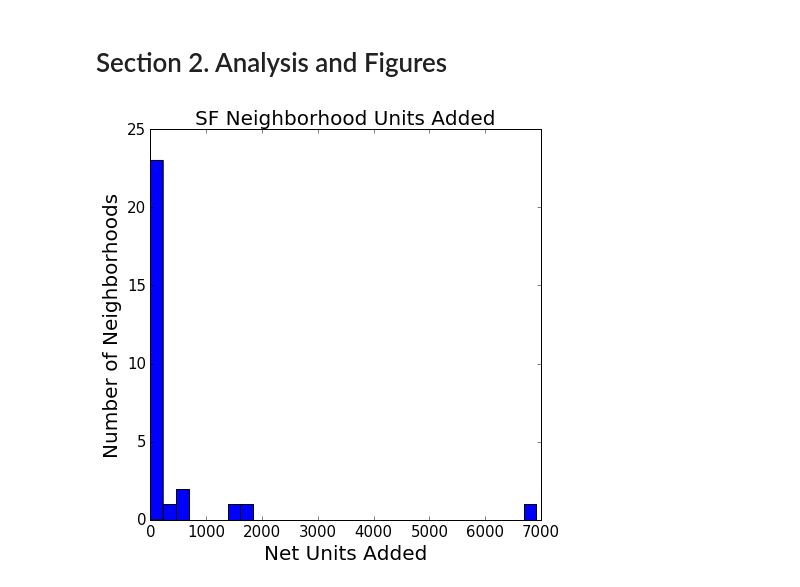
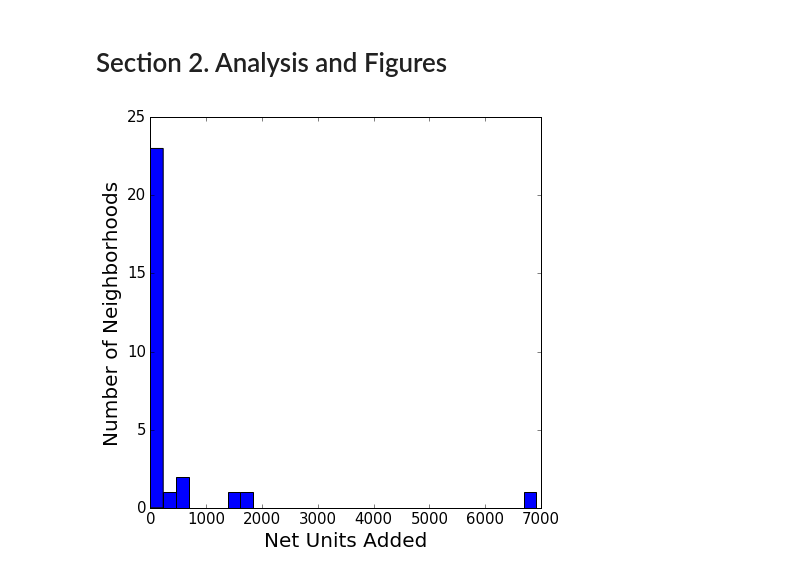
Before and after one commit to brgoggin/SF-Building-Permit-Data, a Jupyter notebook: Python Notebooks/Rent Analysis.ipynb, the cells around one changed output. Drawn from its saved outputs; the diff is of its cells as text; code cells hidden in the pictures.

```diff
--- a/Python Notebooks/Rent Analysis.ipynb
+++ b/Python Notebooks/Rent Analysis.ipynb
@@ -67,12 +68,13 @@ units.drop(['NAME', 'REGIONID', 'geometry'], axis = 1, inplace = True)
 df = rent.merge(units, on = 'RegionID', how = "outer",  indicator=True)
 df = df[df['_merge'] == 'both'] #drop all observations not in both files. This drops 5 (darn, but full steam ahead) neighborhoods from the unit file
 # %%
-plt.title('SF Neighborhood Units Added', fontsize = 20)
+export = root+"/Output/"
+#plt.title('SF Neighborhood Units Added', fontsize = 20)
 plt.hist(df['net_units'], bins = 30, color='blue')
 plt.xlabel('Net Units Added', fontsize = 20)
 plt.ylabel('Number of Neighborhoods', fontsize = 20)
 plt.xticks(fontsize = 15)
 plt.yticks(fontsize = 15)
 plt.savefig(export+"/hist2.png",dpi=200)
 # %% [output]
-[figure, old version]
+[figure, new version]
```
Also changed, not shown: parts of 7 cells of this notebook, 6 other files.
